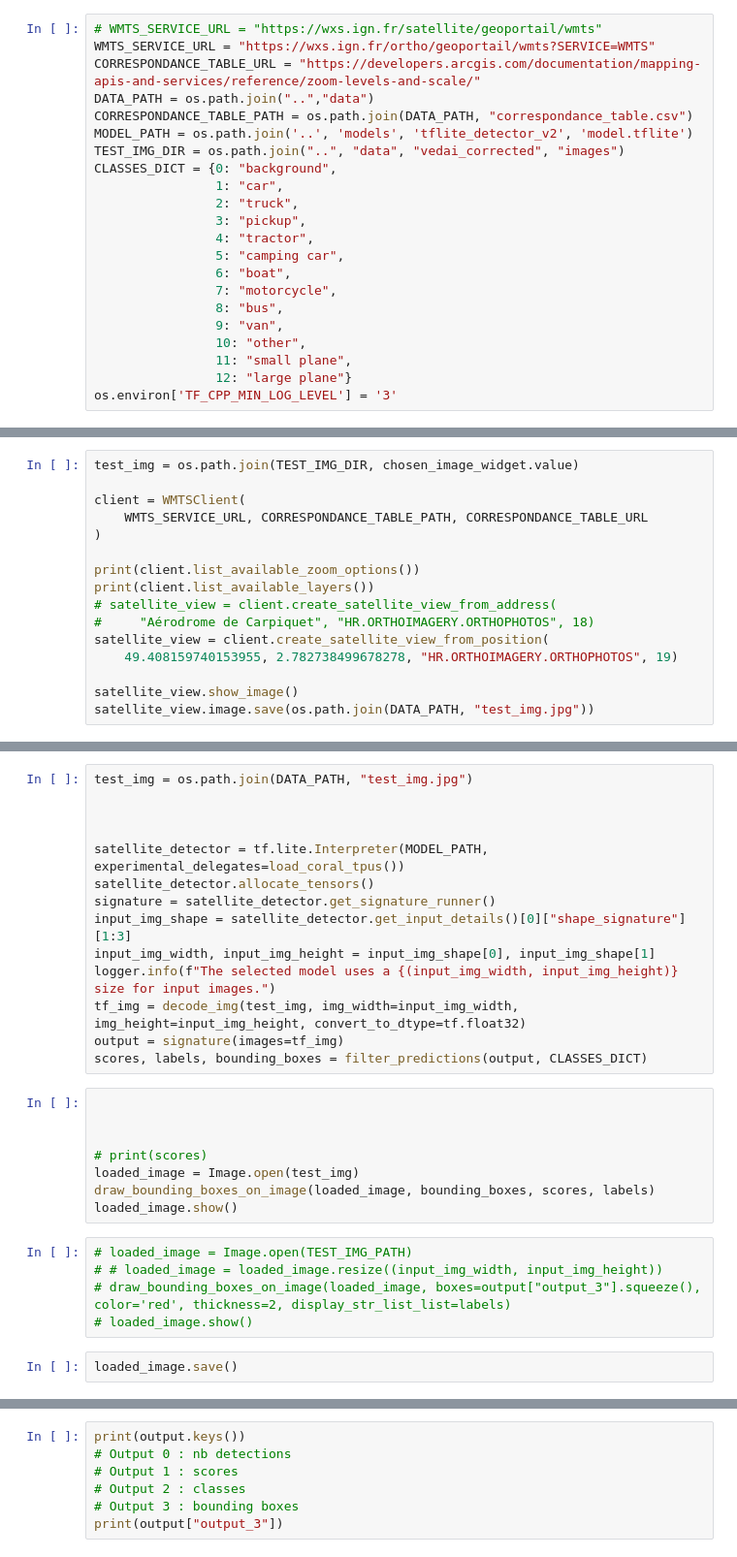
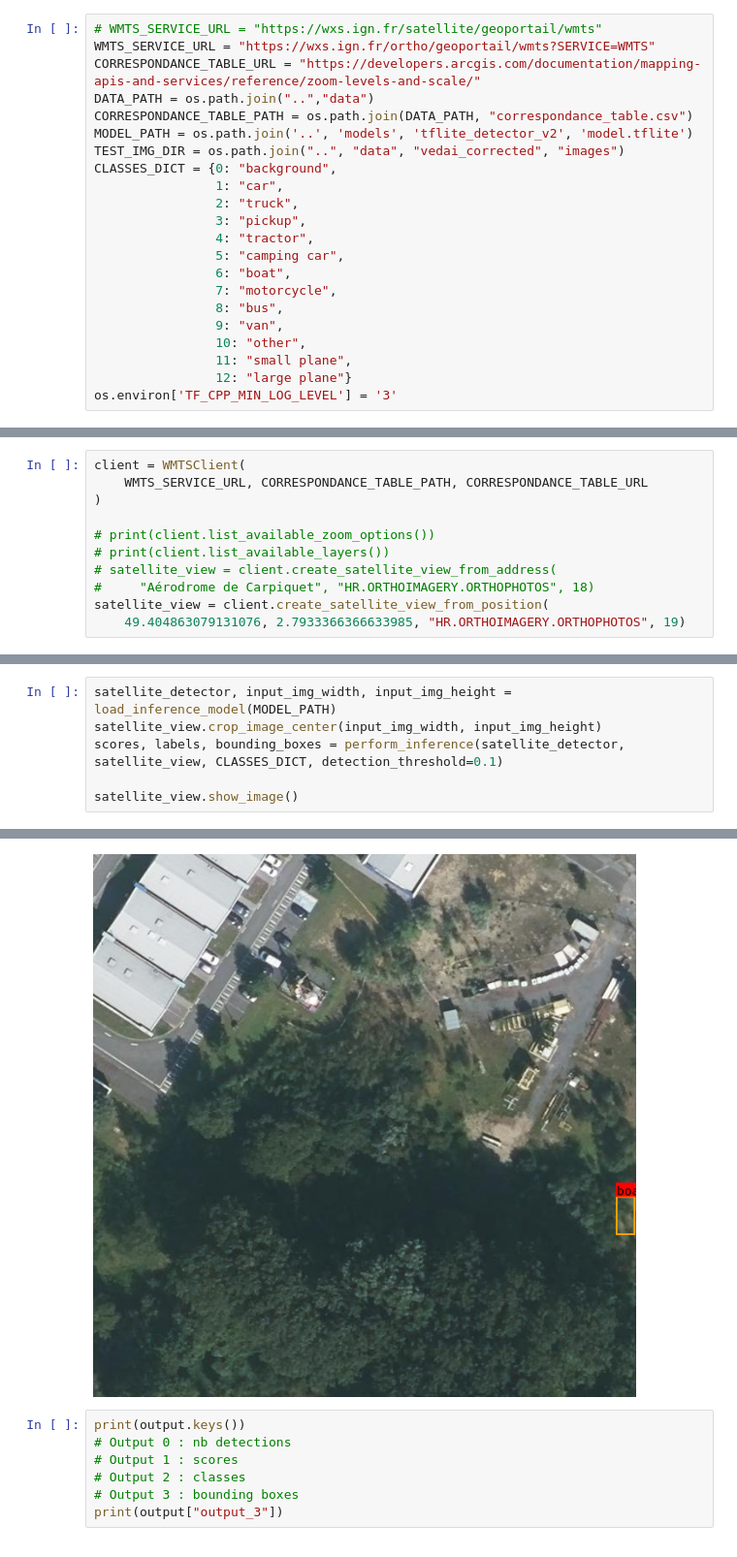
Before and after one commit to louistransfer/object_detection_ign, a Jupyter notebook: notebooks/data_pipeline.ipynb, the cells around one changed output, grey strips where cells are left out. Shown at 97% size. Cells and saved outputs as stored; diff of their text form.

Commit message:
Functionalized inference, simplified notebook

```diff
--- a/notebooks/data_pipeline.ipynb
+++ b/notebooks/data_pipeline.ipynb
@@ -50,16 +42,11 @@ display(chosen_image_widget)
 # %%
-test_img = os.path.join(TEST_IMG_DIR, chosen_image_widget.value)
-
 client = WMTSClient(
     WMTS_SERVICE_URL, CORRESPONDANCE_TABLE_PATH, CORRESPONDANCE_TABLE_URL
 )
 
-print(client.list_available_zoom_options())
-print(client.list_available_layers())
+# print(client.list_available_zoom_options())
+# print(client.list_available_layers())
 # satellite_view = client.create_satellite_view_from_address(
 #     "Aérodrome de Carpiquet", "HR.ORTHOIMAGERY.ORTHOPHOTOS", 18)
 satellite_view = client.create_satellite_view_from_position(
-    49.408159740153955, 2.782738499678278, "HR.ORTHOIMAGERY.ORTHOPHOTOS", 19)
-
-satellite_view.show_image()
-satellite_view.image.save(os.path.join(DATA_PATH, "test_img.jpg"))
+    49.404863079131076, 2.7933366366633985, "HR.ORTHOIMAGERY.ORTHOPHOTOS", 19)
@@ -66,29 +57,7 @@ satellite_view.image.save(os.path.join(DATA_PATH, "test_img.jpg"))
-# %%
-test_img = os.path.join(DATA_PATH, "test_img.jpg")
-
-
-
-satellite_detector = tf.lite.Interpreter(MODEL_PATH, experimental_delegates=load_coral_tpus())
-satellite_detector.allocate_tensors()
-signature = satellite_detector.get_signature_runner()
-input_img_shape = satellite_detector.get_input_details()[0]["shape_signature"][1:3]
-input_img_width, input_img_height = input_img_shape[0], input_img_shape[1]
-logger.info(f"The selected model uses a {(input_img_width, input_img_height)} size for input images.")
-tf_img = decode_img(test_img, img_width=input_img_width, img_height=input_img_height, convert_to_dtype=tf.float32)
-output = signature(images=tf_img)
-scores, labels, bounding_boxes = filter_predictions(output, CLASSES_DICT)
-# %%
-
-
-
-# print(scores)
-loaded_image = Image.open(test_img)
-draw_bounding_boxes_on_image(loaded_image, bounding_boxes, scores, labels)
-loaded_image.show()
-# %%
-# loaded_image = Image.open(TEST_IMG_PATH)
-# # loaded_image = loaded_image.resize((input_img_width, input_img_height))
-# draw_bounding_boxes_on_image(loaded_image, boxes=output["output_3"].squeeze(), color='red', thickness=2, display_str_list_list=labels)
-# loaded_image.show()
-# %%
-loaded_image.save()
+# %%
+satellite_detector, input_img_width, input_img_height = load_inference_model(MODEL_PATH)
+satellite_view.crop_image_center(input_img_width, input_img_height)
+scores, labels, bounding_boxes = perform_inference(satellite_detector, satellite_view, CLASSES_DICT, detection_threshold=0.1)
+
+satellite_view.show_image()
+# %% [output]
@@ -95,3 +69,4 @@ loaded_image.save()
+[figure, added]
 # %%
 print(output.keys())
 # Output 0 : nb detections
```
Also changed, not shown: parts of 5 cells of this notebook, 4 other files.
